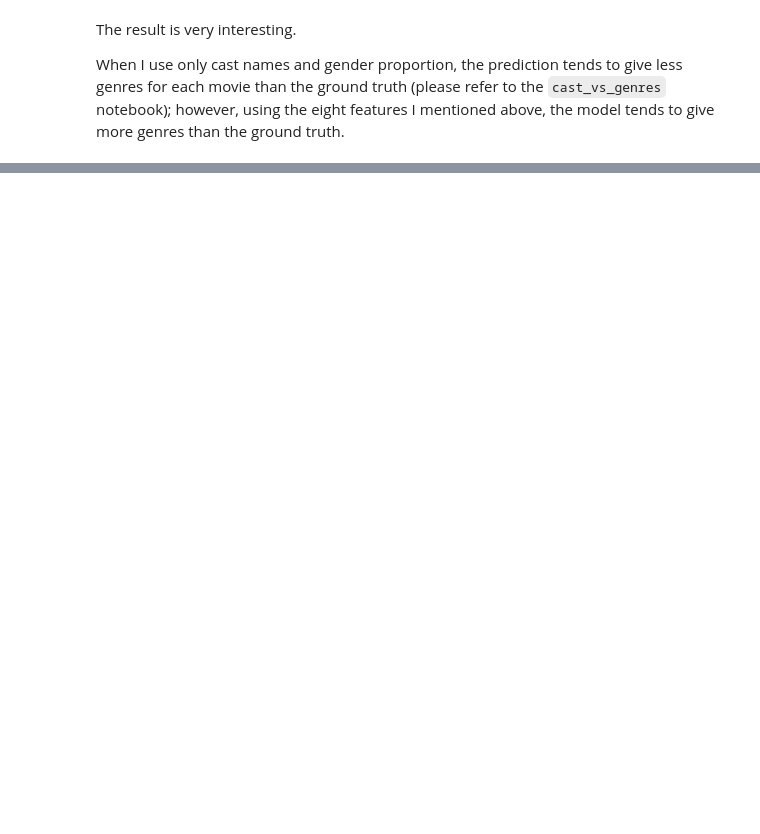
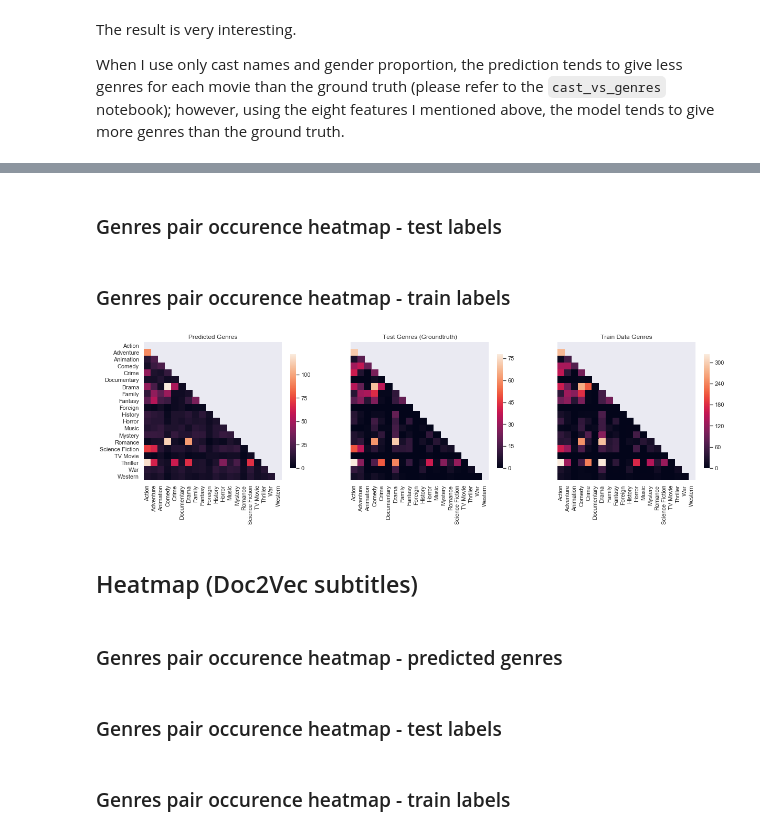
Before and after one commit to juliafeec/tmdb, a Jupyter notebook: main_work.ipynb, the cells around one changed output, grey strips where cells are left out. Saved outputs shown, nothing was run; the diff lists cells and outputs as text; code cells hidden in the pictures; blank space fills up the shorter version.

Commit message:
add heatmap and Doc2Vec

```diff
--- a/main_work.ipynb
+++ b/main_work.ipynb
@@ -573,0 +657,5 @@ for i in range(predictions.shape[1]):
+# %%
+classes = ['Action', 'Adventure', 'Animation', 'Comedy', 'Crime',
+           'Documentary', 'Drama', 'Family', 'Fantasy', 'Foreign', 'History',
+           'Horror', 'Music', 'Mystery', 'Romance', 'Science Fiction',
+           'TV Movie', 'Thriller', 'War', 'Western']
@@ -573,0 +720,28 @@ for i in range(predictions.shape[1]):
+# %%
+pred_classes = undummy_genres(predictions)
+nr_ids, visGrid_pred = create_visGrid(classes, pred_classes)
+# %% [markdown]
+### Genres pair occurence heatmap - test labels
+# %%
+test_labels_notdummy = undummy_genres(np.asarray(test_labels))
+nr_ids, visGrid_test = create_visGrid(classes, test_labels_notdummy)
+# %% [markdown]
+### Genres pair occurence heatmap - train labels
+# %%
+train_labels_notdummy = undummy_genres(np.asarray(train_labels))
+nr_ids, visGrid_train = create_visGrid(classes, train_labels_notdummy)
+# %%
+fig, (ax1, ax2, ax3) = plt.subplots(1, 3, sharey=True, figsize=(20, 20))
+make_heatmap(nr_ids, visGrid_pred, ax=ax1, cbar_size=0.2)
+ax1.set_title("Predicted Genres")
+make_heatmap(nr_ids, visGrid_test, ax=ax2, cbar_size=0.2)
+ax2.set_title("Test Genres (Groundtruth)")
+make_heatmap(nr_ids, visGrid_train, ax=ax3, cbar_size=0.2)
+ax3.set_title("Train Data Genres")
+plt.show()
+# %% [output]
+[figure, added]
+# %% [markdown]
+## Heatmap (Doc2Vec subtitles)
+# %% [markdown]
+### Genres pair occurence heatmap - predicted genres
@@ -573,0 +751,2 @@ for i in range(predictions.shape[1]):
+# %% [markdown]
+### Genres pair occurence heatmap - test labels
@@ -573,0 +756,2 @@ for i in range(predictions.shape[1]):
+# %% [markdown]
+### Genres pair occurence heatmap - train labels
```
Also changed, not shown: parts of 64 cells of this notebook, 2 other files.
